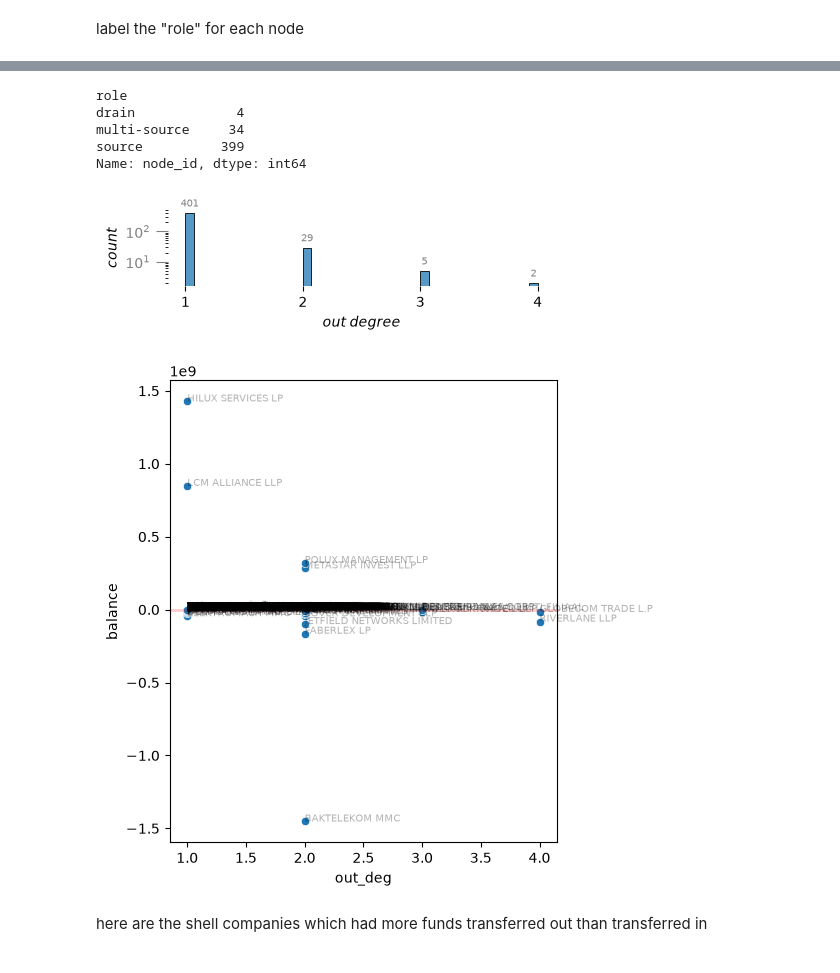
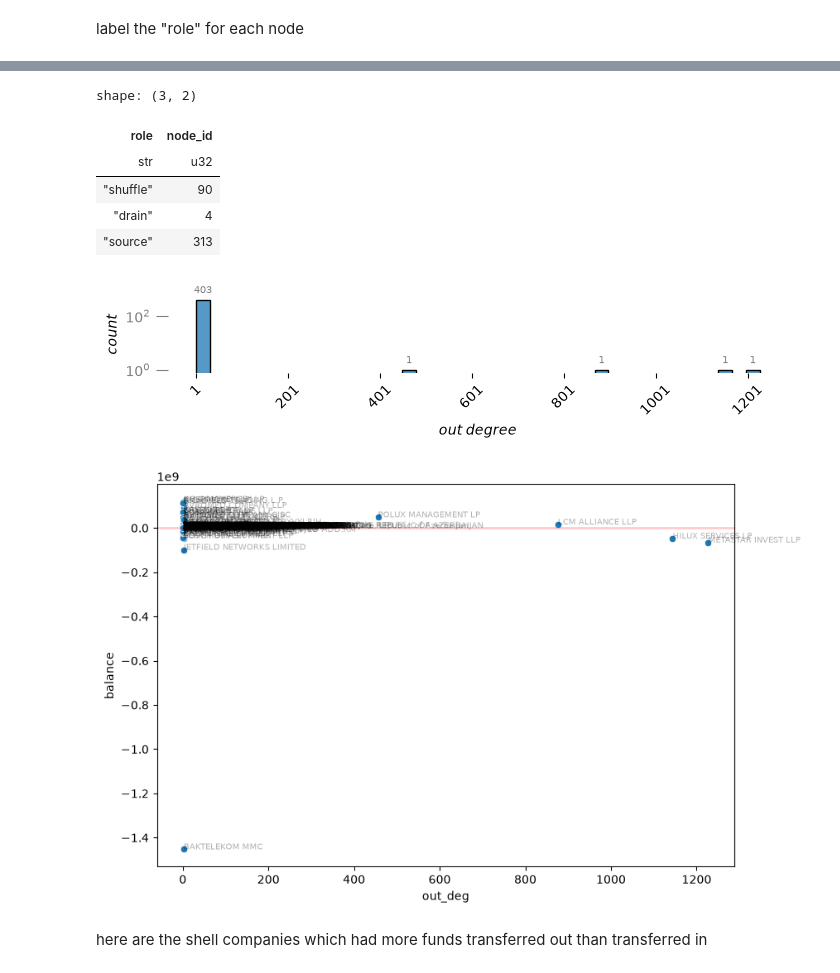
Before and after one commit to DerwenAI/azeri_laverie, a Jupyter notebook: occrp.ipynb, the cells around one changed output, grey strips where cells are left out. Saved outputs shown, nothing was run; the diff lists cells and outputs as text; code cells hidden in the pictures.

```diff
--- a/occrp.ipynb
+++ b/occrp.ipynb
@@ -474,6 +668,5 @@ for node_id, degree in sorted(nx.degree(graph), key = lambda x: x[1], reverse =
 # %%
-fig, ax = plt.subplots(figsize = (5, 2))
-plt.rcParams["font.family"] = "sans-serif"
+fig, ax = plt.subplots(figsize = (8, 2))
 
 y = sns.histplot(node_degree)
 y.tick_params(axis = "y", size = 9, colors = "gray")
@@ -532,6 +741,5 @@ path_counts: typing.List[ int ] = [
 # %%
-fig, ax = plt.subplots(figsize = (4, 1.5))
-plt.rcParams["font.family"] = "sans-serif"
+fig, ax = plt.subplots(figsize = (10, 1.5))
 
 y = sns.histplot(path_counts)
 y.tick_params(axis = "y", size = 9, colors = "gray")
@@ -543,7 +751,8 @@ plt.ylabel("count", size = 10, fontstyle = "italic")
 plt.axvline(x = statistics.median(path_counts), color = "red", lw = 5, alpha = 0.3)
 
 plt.gca().xaxis.set_major_formatter(FuncFormatter(lambda x, _: int(x)))
-y.set(xticks = range(min(path_counts), max(path_counts) + 1))
+y.set(xticks = range(min(path_counts), max(path_counts) + 1, 200))
+plt.xticks(rotation = 45)
 
 sns.despine(bottom = True, left = True)
 plt.yscale("log")
@@ -655,12 +887,12 @@ for node_id in graph.nodes():
 label the "role" for each node
 # %%
 for node_id in graph.nodes():
-    if graph.in_degree(node_id) > 0:
+    if graph.out_degree(node_id) > 100:
         graph.nodes[node_id]["role"] = "drain"
-    elif graph.out_degree(node_id) > 1:
-        graph.nodes[node_id]["role"] = "multi-source"
     elif graph.nodes[node_id]["balance"] < 0:
         graph.nodes[node_id]["role"] = "source"
+    else:
+        graph.nodes[node_id]["role"] = "shuffle"
 # %%
 flows_dat: list = [
     {
@@ -678,10 +910,6 @@ flows_dat: list = [
     if dat["out_deg"] > 0
 ]
 
-df_flows: pd.DataFrame = pd.DataFrame.from_dict(
-    flows_dat,
-    orient = "columns"
-)
-
+df_flows: pl.DataFrame = pl.DataFrame(flows_dat)
 df_flows.head()
 # %% [output]
@@ -705,51 +939,53 @@ df_flows.describe(include = "all").loc[[ "count", "mean", "min", "max", "std", "
 # %%
-df_flows.groupby(["role"]).count()["node_id"]
+df_flows.group_by(["role"]).agg(pl.col("node_id").count())
 # %% [output]
-role
-drain             4
-multi-source     34
-source          399
-Name: node_id, dtype: int64
+shape: (3, 2)
+| role | node_id |
+| str | u32 |
+| "shuffle" | 90 |
+| "drain" | 4 |
+| "source" | 313 |
 # %%
 dat = df_flows["out_deg"].to_list()
 
-fig, ax = plt.subplots(figsize = (5, 1))
+fig, ax = plt.subplots(figsize = (8, 1))
 plt.rcParams["font.family"] = "sans-serif"
 
 y = sns.histplot(dat)
 y.tick_params(axis = "y", size = 9, colors = "gray")
 y.bar_label(y.containers[0], padding = 3, color = "gray", fontsize = 7)
 
 plt.xlabel("out degree", size = 10, fontstyle = "italic")
 plt.ylabel("count", size = 10, fontstyle = "italic")
 
 plt.gca().xaxis.set_major_formatter(FuncFormatter(lambda x, _: int(x)))
-y.set(xticks = range(min(dat), max(dat) + 1))
+y.set(xticks = range(min(dat), max(dat) + 1, 200))
+plt.xticks(rotation = 45)
 
 sns.despine(bottom = True, left = True)
 plt.yscale("log")
 
 plt.legend([], [], frameon = False);
 # %% [output]
-[figure, old version]
+[figure, new version]
 # %%
 x: list = df_flows["out_deg"].to_list()
 y: list = df_flows["balance"].to_list()
 labels: list = df_flows["name"].to_list()
 
-fig, ax = plt.subplots(figsize = (5, 6))
-plt.rcParams["font.family"] = "sans-serif"
+fig, ax = plt.subplots(figsize = (9, 6))
 
-sns.scatterplot(data = df_flows, x = "out_deg", y = "balance")
+with warnings.catch_warnings():
+    warnings.simplefilter("ignore")
+    sns.scatterplot(data = df_flows, x = "out_deg", y = "balance")
 
 for i, label in enumerate(labels):
     plt.annotate(label, (x[i], y[i]), alpha = 0.3, fontsize = 7)
 
 plt.axhline(y = 0, color = "red", lw = 2, alpha = 0.2)
-
 plt.show()
 # %% [output]
-[figure, old version]
+[figure, new version]
 # %% [markdown]
 here are the shell companies which had more funds transferred out than transferred in
 # %%
```
Also changed, not shown: parts of 90 cells of this notebook, 7 other files.
